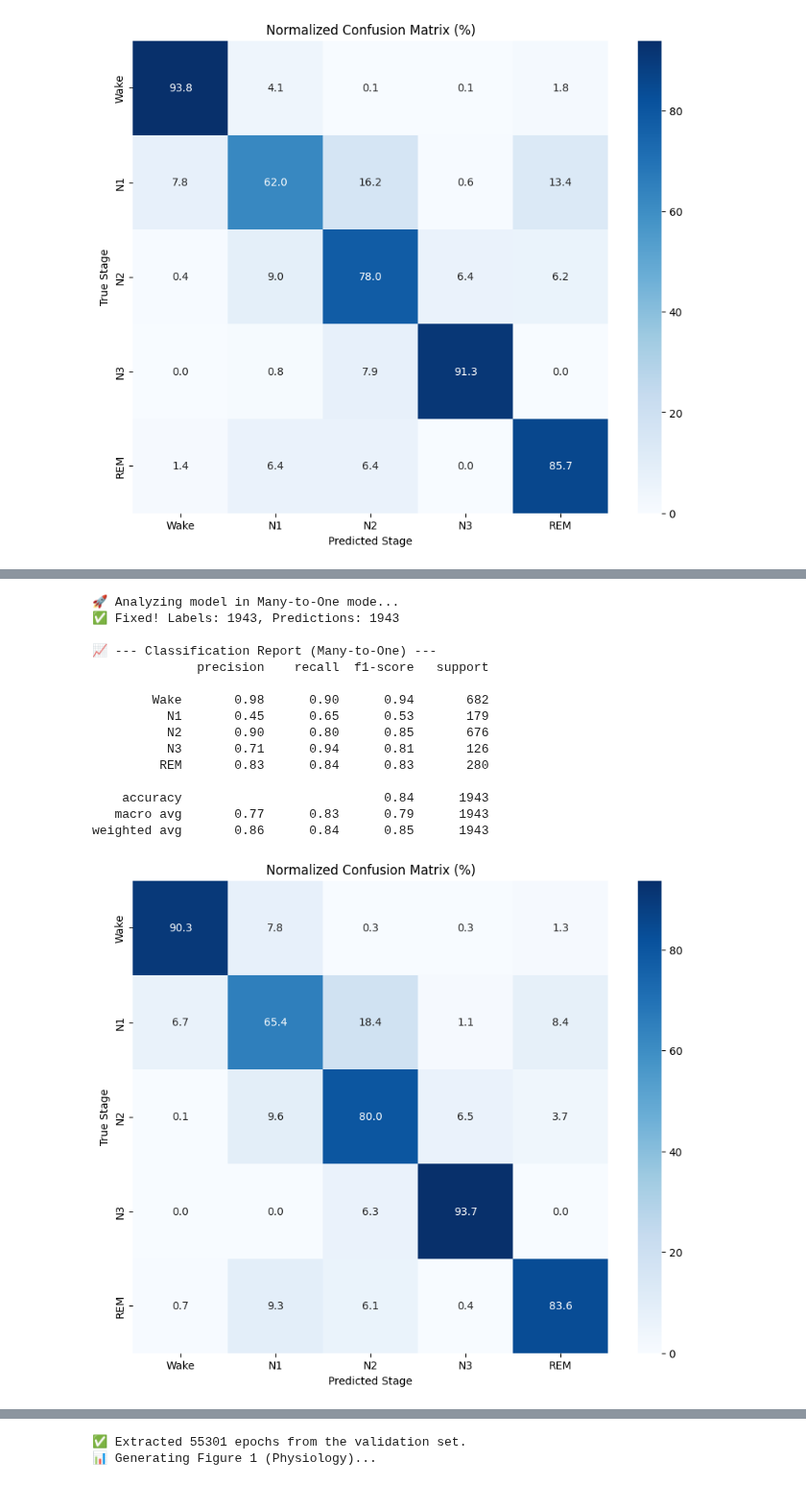
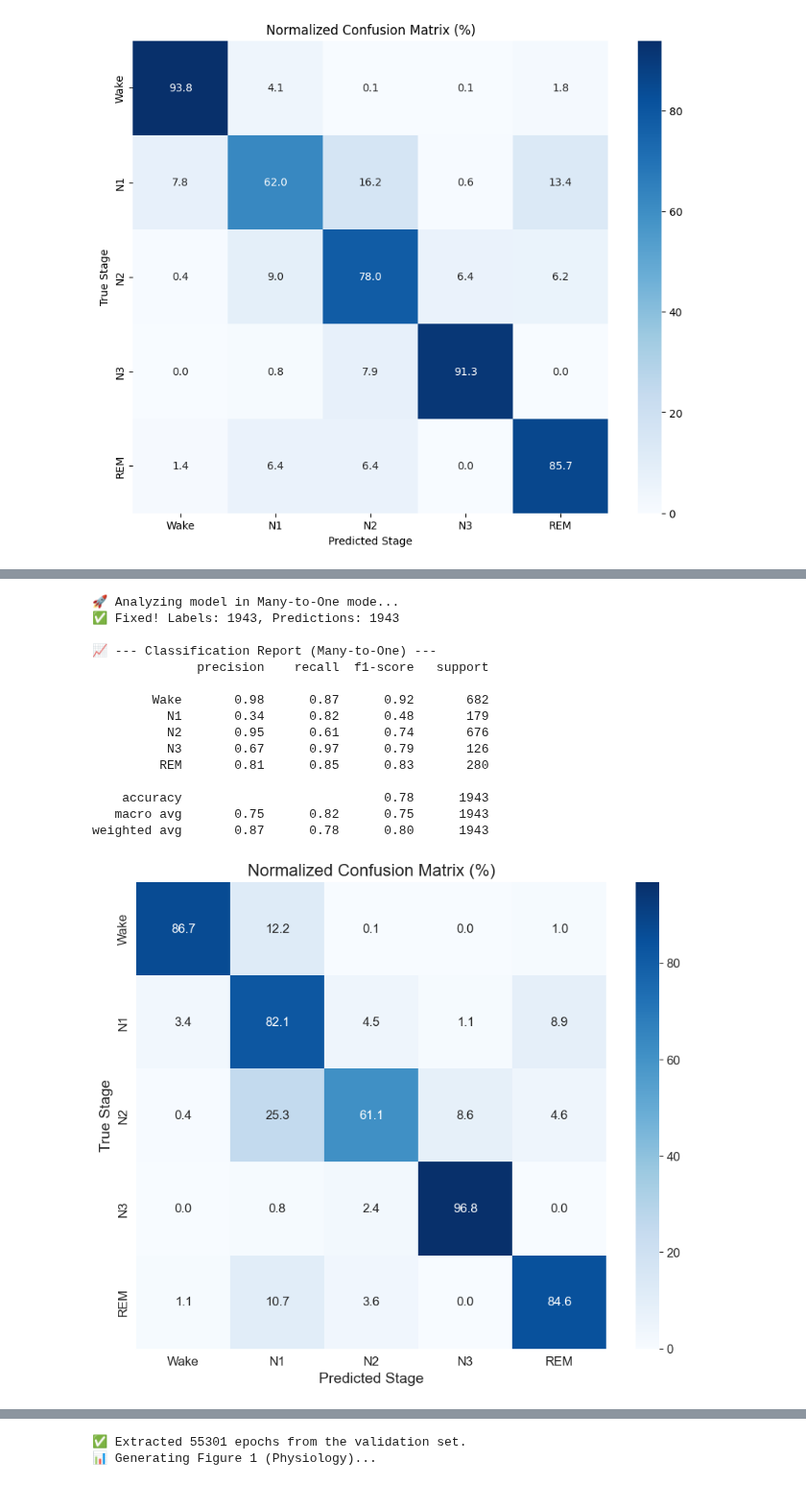
Before and after one commit to TalHakimiDS/DeepSleepSeq, a Jupyter notebook: Sleep_Classification_Training.ipynb, the cells around one changed output, grey strips where cells are left out. Shown at 96% size. Saved outputs shown, nothing was run; the diff lists cells and outputs as text; code cells hidden in the pictures.

```diff
--- a/Sleep_Classification_Training.ipynb
+++ b/Sleep_Classification_Training.ipynb
@@ -513,7 +519,7 @@ X_test_seq, y_test_seq = create_sequences(X_raw, y_raw, SEQ_LEN)
 
 # Ensure SleepNetSeq is defined or imported before this
 model = SleepNetSeq()
-weights_path = 'model_ros.pth'  # Change to 'model_smote.pth' depending on which model you are evaluating
+weights_path = 'model_ros11.pth'
 model.load_state_dict(torch.load(weights_path, map_location=DEVICE))
 test_loader = DataLoader(TensorDataset(X_test_seq, y_test_seq), batch_size=32)
 
@@ -539,42 +545,42 @@ with torch.no_grad():
         last_label_in_seq = labels[:, -1]
         all_labels.extend(last_label_in_seq.numpy())
 
 print(f"✅ Fixed! Labels: {len(all_labels)}, Predictions: {len(all_preds)}")
 
 stages = ['Wake', 'N1', 'N2', 'N3', 'REM']
 unique_idx = np.unique(all_labels).astype(int)
 target_names = [stages[i] for i in unique_idx]
 
 print("\n📈 --- Classification Report (Many-to-One) ---")
 print(classification_report(all_labels, all_preds, labels=unique_idx, target_names=target_names))
 
 # Confusion Matrix
 cm = confusion_matrix(all_labels, all_preds, labels=unique_idx)
 cm_perc = cm.astype('float') / cm.sum(axis=1)[:, np.newaxis] * 100
 
 plt.figure(figsize=(10, 8))
 sns.heatmap(cm_perc, annot=True, fmt='.1f', cmap='Blues', xticklabels=target_names, yticklabels=target_names)
 plt.title('Normalized Confusion Matrix (%)')
 plt.xlabel('Predicted Stage')
 plt.ylabel('True Stage')
 plt.show()
 # %% [output]
 🚀 Analyzing model in Many-to-One mode...
 ✅ Fixed! Labels: 1943, Predictions: 1943
 
 📈 --- Classification Report (Many-to-One) ---
               precision    recall  f1-score   support
 
-        Wake       0.98      0.90      0.94       682
-          N1       0.45      0.65      0.53       179
-          N2       0.90      0.80      0.85       676
-          N3       0.71      0.94      0.81       126
-         REM       0.83      0.84      0.83       280
+        Wake       0.98      0.87      0.92       682
+          N1       0.34      0.82      0.48       179
+          N2       0.95      0.61      0.74       676
+          N3       0.67      0.97      0.79       126
+         REM       0.81      0.85      0.83       280
 
-    accuracy                           0.84      1943
-   macro avg       0.77      0.83      0.79      1943
-weighted avg       0.86      0.84      0.85      1943
+    accuracy                           0.78      1943
+   macro avg       0.75      0.82      0.75      1943
+weighted avg       0.87      0.78      0.80      1943
-[figure, old version]
+[figure, new version]
 # %%
 # ==========================================
 # Base Settings and Data Loading (To prevent NameError)
```
Also changed, not shown: parts of 3 cells of this notebook, 2 other files.
